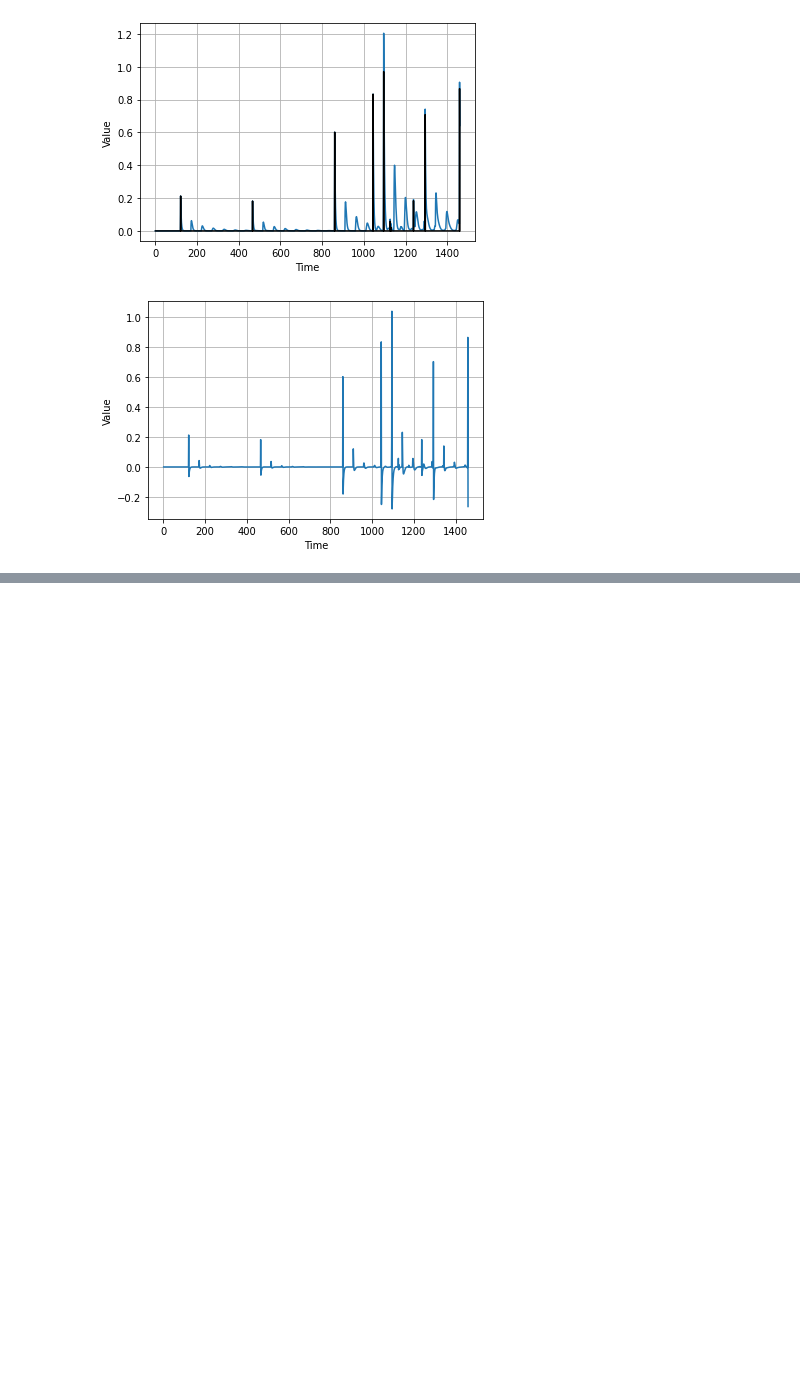
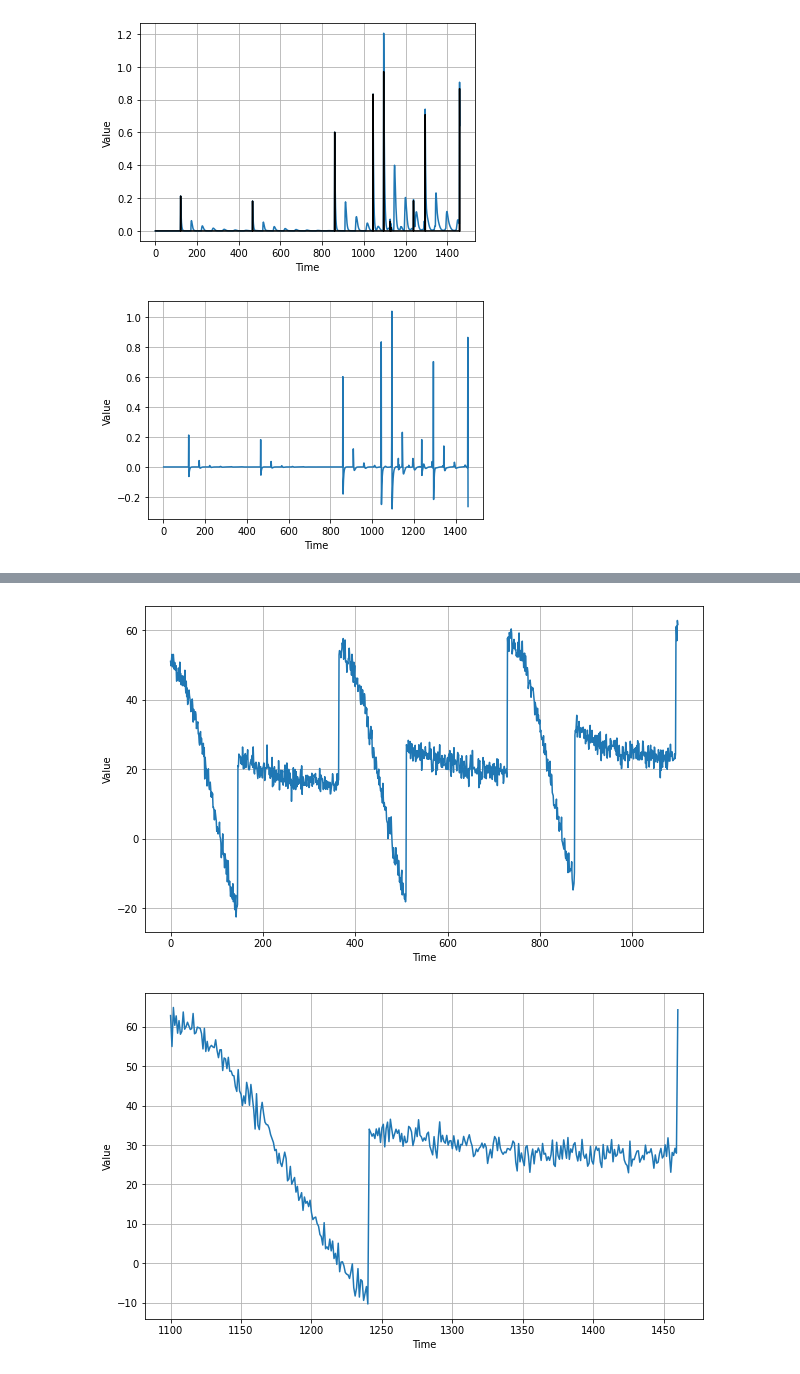
Before and after one commit to BarnabasLim/TensorFlow, a Jupyter notebook: TimeSeries_Prediction_Notes.ipynb, the cells around one changed output, grey strips where cells are left out. Saved outputs shown, nothing was run; the diff lists cells and outputs as text; code cells hidden in the pictures; blank space fills up the shorter version.

```diff
--- a/TimeSeries_Prediction_Notes.ipynb
+++ b/TimeSeries_Prediction_Notes.ipynb
@@ -279,6 +325,16 @@ Step 1: Slit data into Training and Validation
 # %%
-split_time = 1000
+split_time = 1100
 time_train = time[:split_time]
 x_train = series[:split_time]
 time_valid = time[split_time:]
 x_valid = series[split_time:]
+plt.figure(figsize=(10, 6))
+plot_series(time_train, x_train)
+plt.show()
+
+plt.figure(figsize=(10, 6))
+plot_series(time_valid, x_valid)
+plt.show()
+# %% [output]
+[figure, added]
+[figure, added]
```
Also changed, not shown: parts of 35 cells of this notebook.
